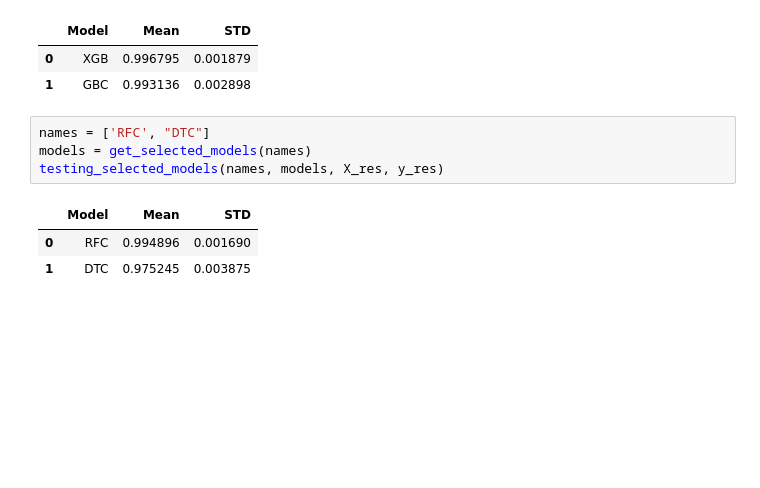
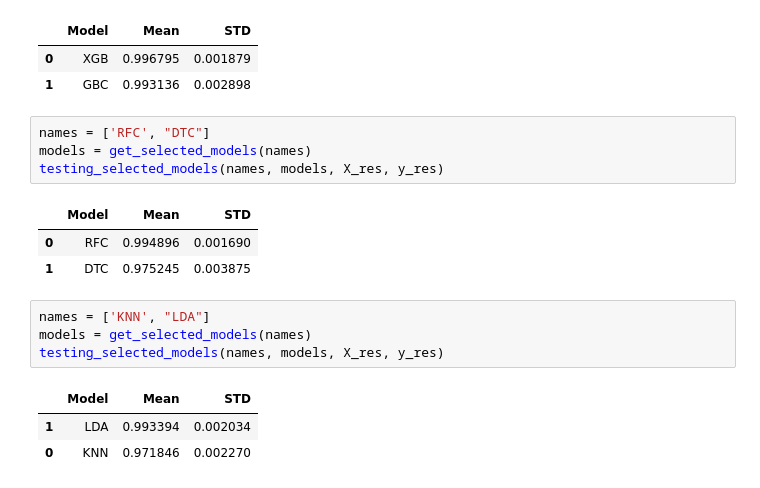
Before and after one commit to MaukanMir/SMS-Spam-Analysis, a Jupyter notebook: training.ipynb, the cells around one changed output. Drawn from its saved outputs; the diff is of its cells as text; blank space fills up the shorter version.

Commit message:
added new models

```diff
--- a/training.ipynb
+++ b/training.ipynb
@@ -376,3 +376,11 @@ testing_selected_models(names, models, X_res, y_res)
 |  | Model | Mean | STD |
 | 0 | RFC | 0.994896 | 0.001690 |
 | 1 | DTC | 0.975245 | 0.003875 |
+# %%
+names = ['KNN', "LDA"]
+models = get_selected_models(names)
+testing_selected_models(names, models, X_res, y_res)
+# %% [output]
+|  | Model | Mean | STD |
+| 1 | LDA | 0.993394 | 0.002034 |
+| 0 | KNN | 0.971846 | 0.002270 |
```
